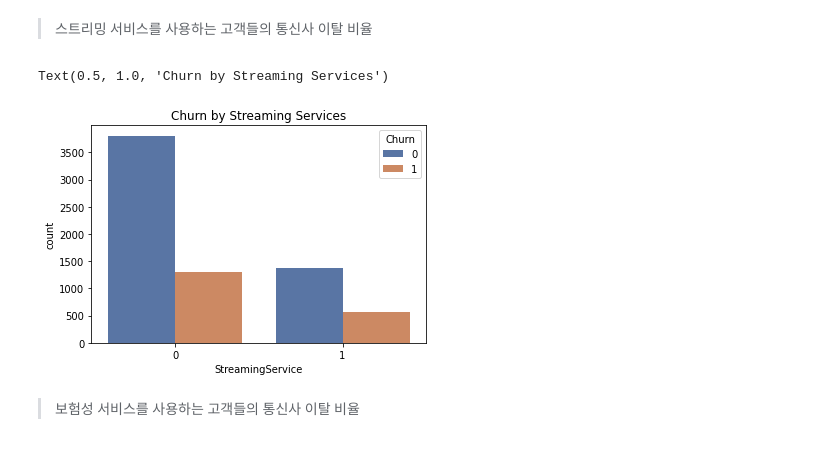
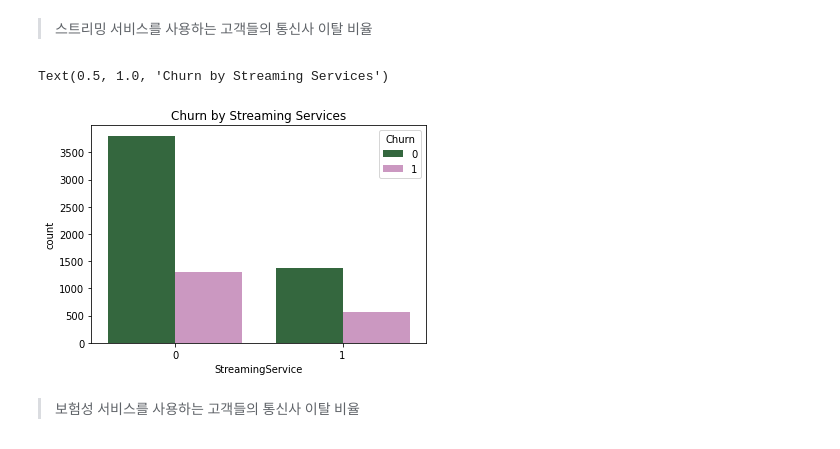
Before and after one commit to threegenie/churn_project, a Jupyter notebook: telco_customer_churn.ipynb, the cells around one changed output. Saved outputs shown, nothing was run; the diff lists cells and outputs as text; code cells hidden in the pictures.

```diff
--- a/telco_customer_churn.ipynb
+++ b/telco_customer_churn.ipynb
@@ -210,11 +215,11 @@ Text(0.5, 1.0, 'Churn by Online Services')
 # %% [markdown]
 > 스트리밍 서비스를 사용하는 고객들의 통신사 이탈 비율
 # %%
-sns.countplot(x='StreamingService',hue = 'Churn',data=df,palette='deep')
+sns.countplot(x='StreamingService',hue = 'Churn',data=df,palette='cubehelix')
 plt.title('Churn by Streaming Services')
 # %% [output]
 Text(0.5, 1.0, 'Churn by Streaming Services')
-[figure, old version]
+[figure, new version]
 # %% [markdown]
 
 
```
Also changed, not shown: parts of 17 cells of this notebook.
